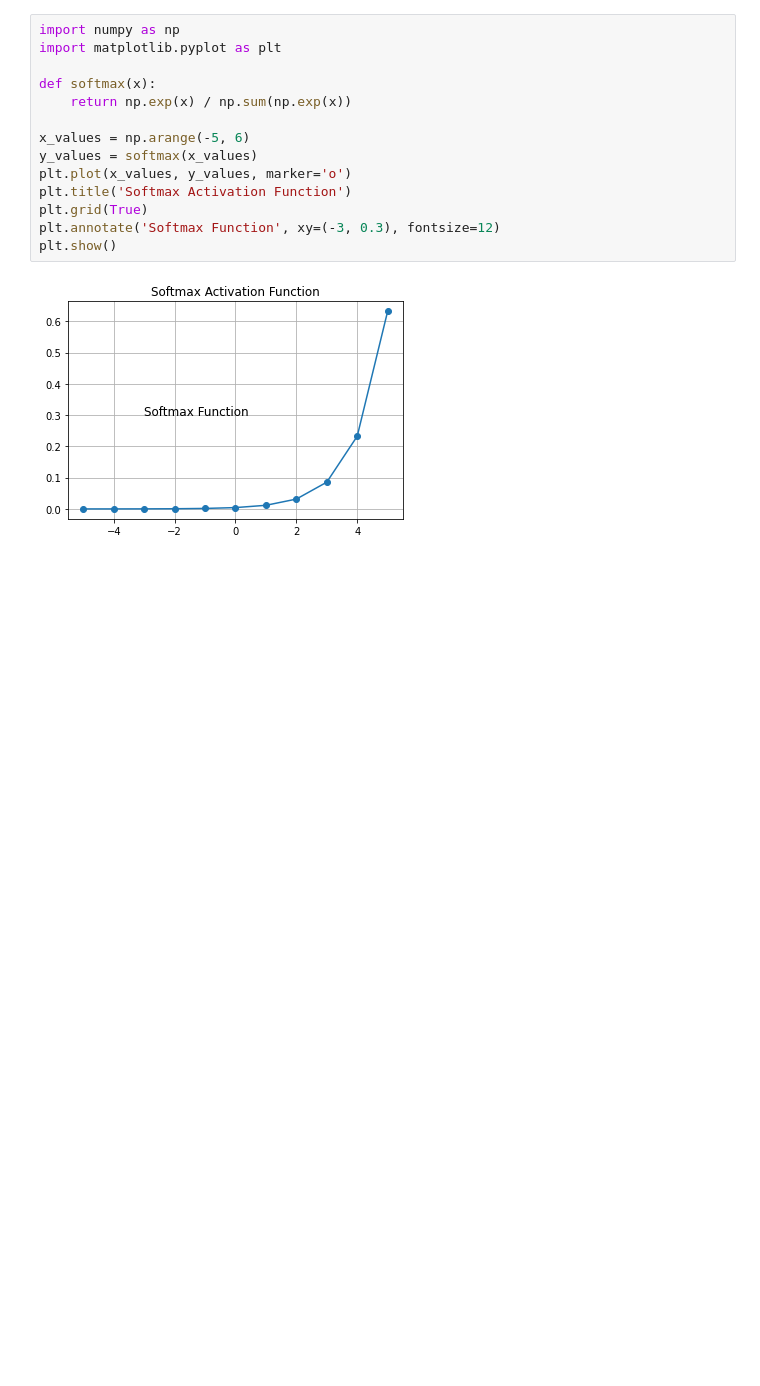
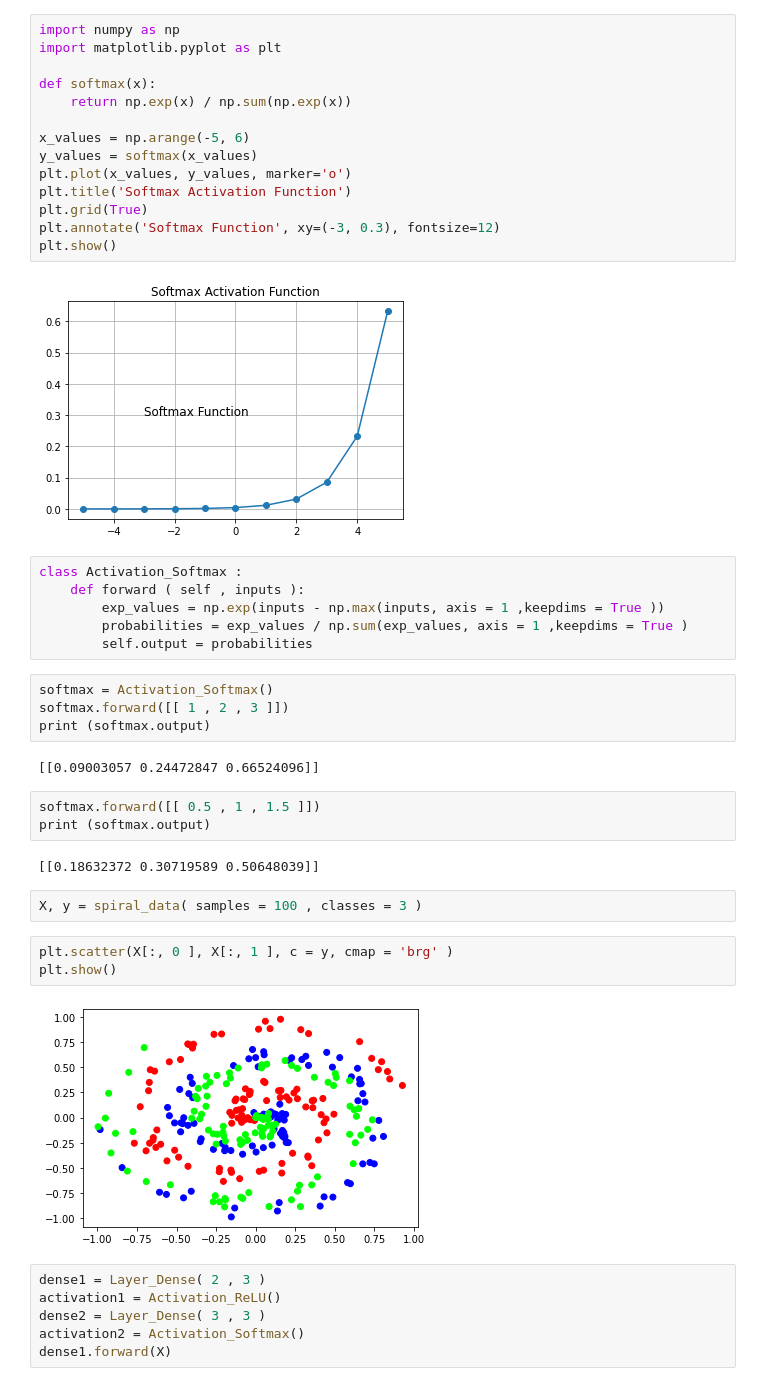
Before and after one commit to Muhammad-Sheraz-ds/Neural-Networks-From-Scratch-In-Python, a Jupyter notebook: Lec 3 (Activation Functions).ipynb, the cells around one changed output. Saved outputs shown, nothing was run; the diff lists cells and outputs as text; blank space fills up the shorter version.

Commit message:
Softmax Activation Function

```diff
--- a/Lec 3 (Activation Functions).ipynb
+++ b/Lec 3 (Activation Functions).ipynb
@@ -159,3 +252,33 @@ plt.annotate('Softmax Function', xy=(-3, 0.3), fontsize=12)
 plt.show()
 # %% [output]
 [figure]
+# %%
+class Activation_Softmax :
+    def forward ( self , inputs ):
+        exp_values = np.exp(inputs - np.max(inputs, axis = 1 ,keepdims = True ))
+        probabilities = exp_values / np.sum(exp_values, axis = 1 ,keepdims = True )
+        self.output = probabilities
+# %%
+softmax = Activation_Softmax()
+softmax.forward([[ 1 , 2 , 3 ]])
+print (softmax.output)
+# %% [output]
+[[0.09003057 0.24472847 0.66524096]]
+# %%
+softmax.forward([[ 0.5 , 1 , 1.5 ]])
+print (softmax.output)
+# %% [output]
+[[0.18632372 0.30719589 0.50648039]]
+# %%
+X, y = spiral_data( samples = 100 , classes = 3 )
+# %%
+plt.scatter(X[:, 0 ], X[:, 1 ], c = y, cmap = 'brg' )
+plt.show()
+# %% [output]
+[figure, added]
+# %%
+dense1 = Layer_Dense( 2 , 3 )
+activation1 = Activation_ReLU()
+dense2 = Layer_Dense( 3 , 3 )
+activation2 = Activation_Softmax()
+dense1.forward(X)
```
Also changed, not shown: parts of 24 cells of this notebook.
